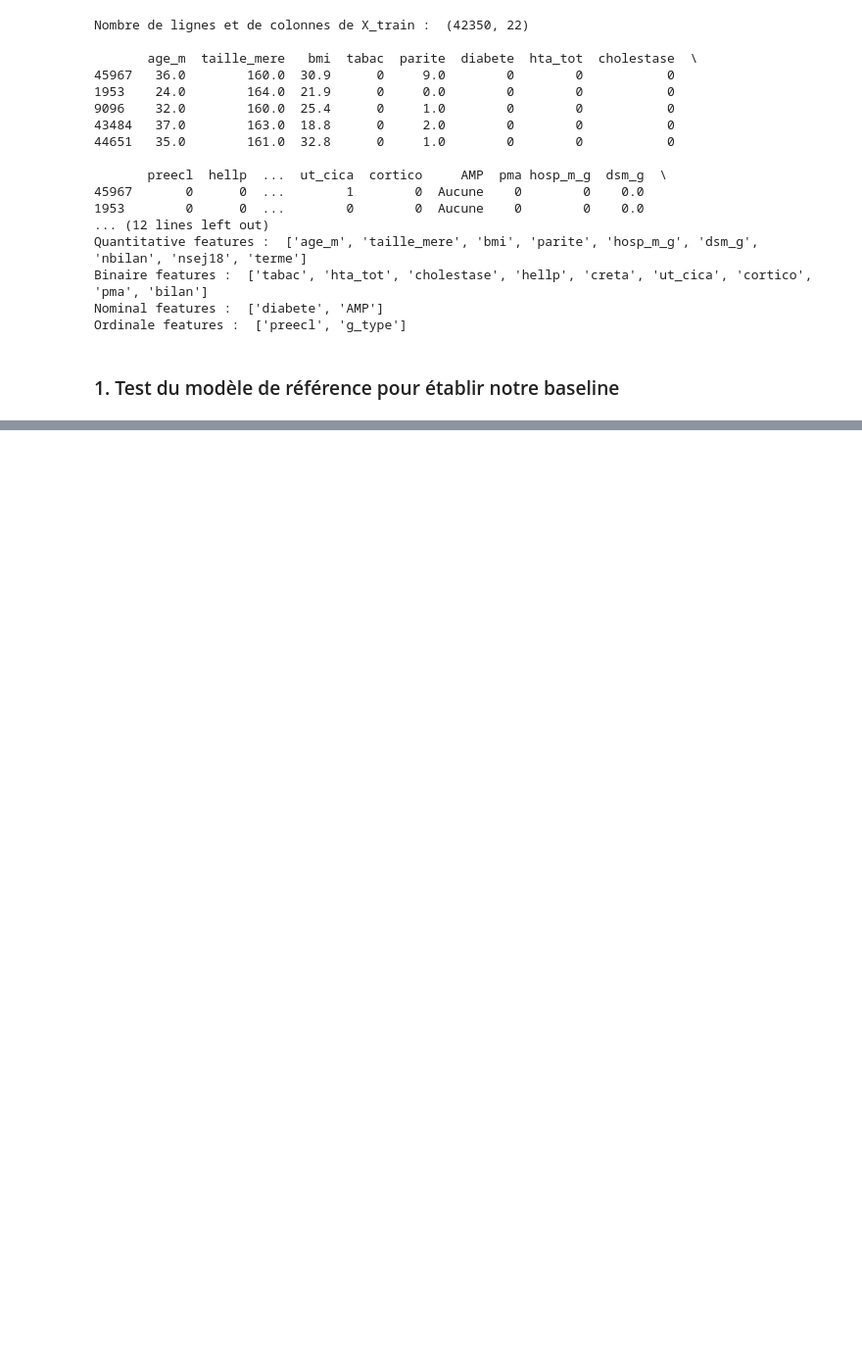
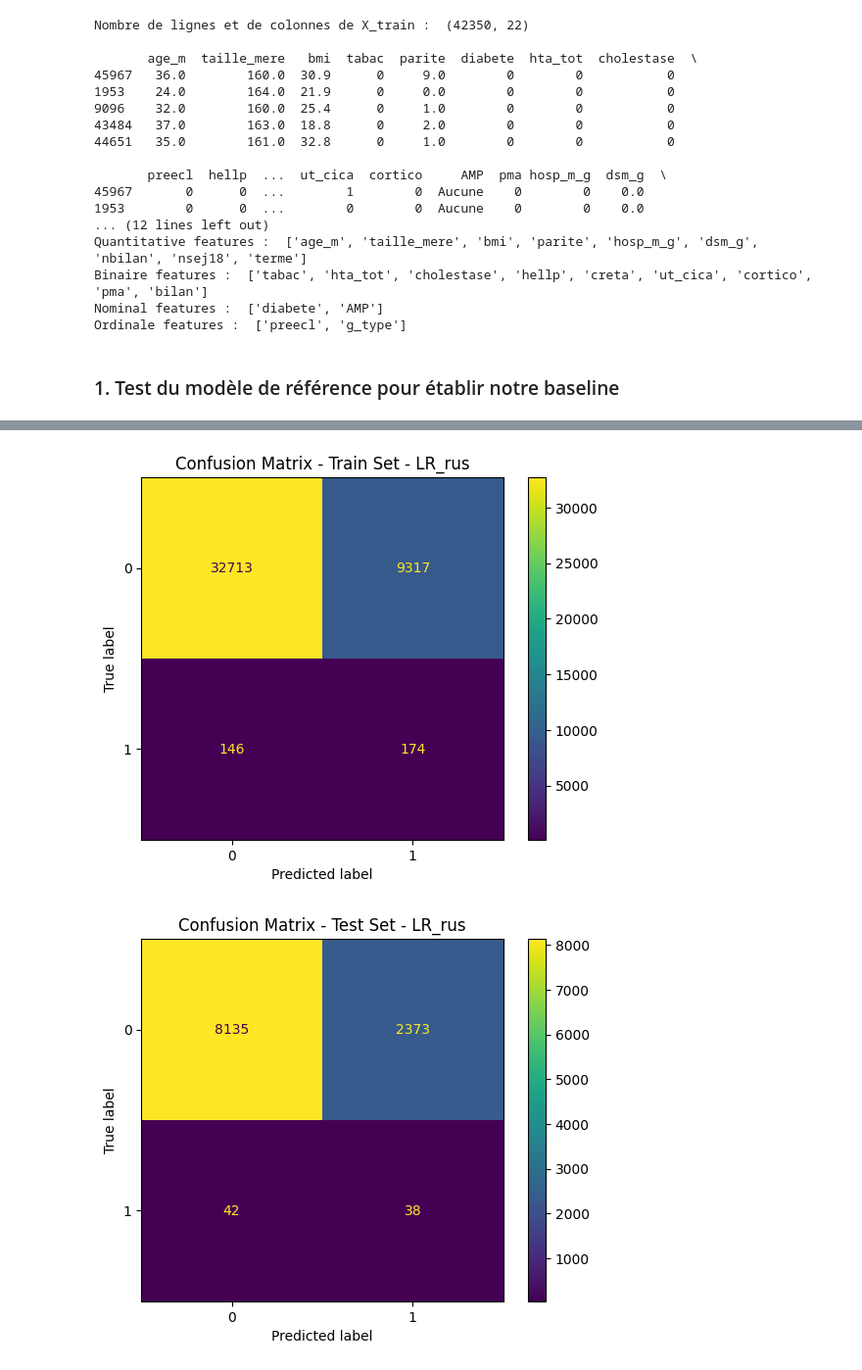
Before and after one commit to thibautmodrin/Jedha_Full_Stack_HPP_Prediction, a Jupyter notebook: 01_Notebooks/03_Model_LogReg.ipynb, the cells around one changed output, grey strips where cells are left out. Shown at 98% size. Drawn from its saved outputs; the diff is of its cells as text; code cells hidden in the pictures; blank space fills up the shorter version.

```diff
--- a/01_Notebooks/03_Model_LogReg.ipynb
+++ b/01_Notebooks/03_Model_LogReg.ipynb
@@ -371,0 +437,23 @@ baseline_results = evaluate_model(log_reg_baseline, X_train, X_test, y_train, y_
+# %%
+#### 2.2. Rééquilibrage par sous-échantillonnage de la classe majoritaire
+
+# Pipeline avec RandomUnderSampler
+pipeline_rus = ImbPipeline(steps=[
+    ('preprocessor', preprocessor),
+    ('sampler', RandomUnderSampler(random_state=42)),
+    ('classifier', LogisticRegression(random_state=42,max_iter=1000))
+])
+param_grid = {
+
+}
+cv=StratifiedKFold(n_splits=5, shuffle=True, random_state=42)
+log_reg_rus=GridSearchCV(pipeline_rus, param_grid, cv=cv, scoring='f1')
+log_reg_rus.fit(X_train,y_train)
+
+
+# Évaluation du modèle RUS
+rus_results = evaluate_model(log_reg_rus, X_train, X_test, y_train, y_test,
+                           experiment_name="LR_prediction", run_name="LR_rus", use_mlflow=False)
+# %% [output]
+[figure, added]
+[figure, added]
```
Also changed, not shown: parts of 15 cells of this notebook.
